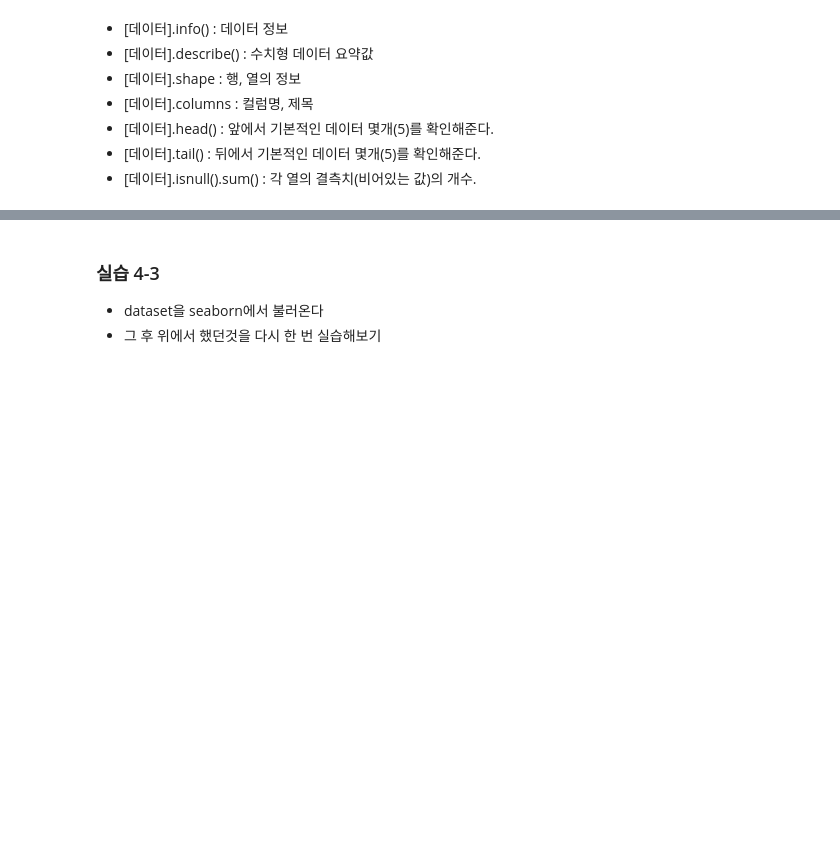
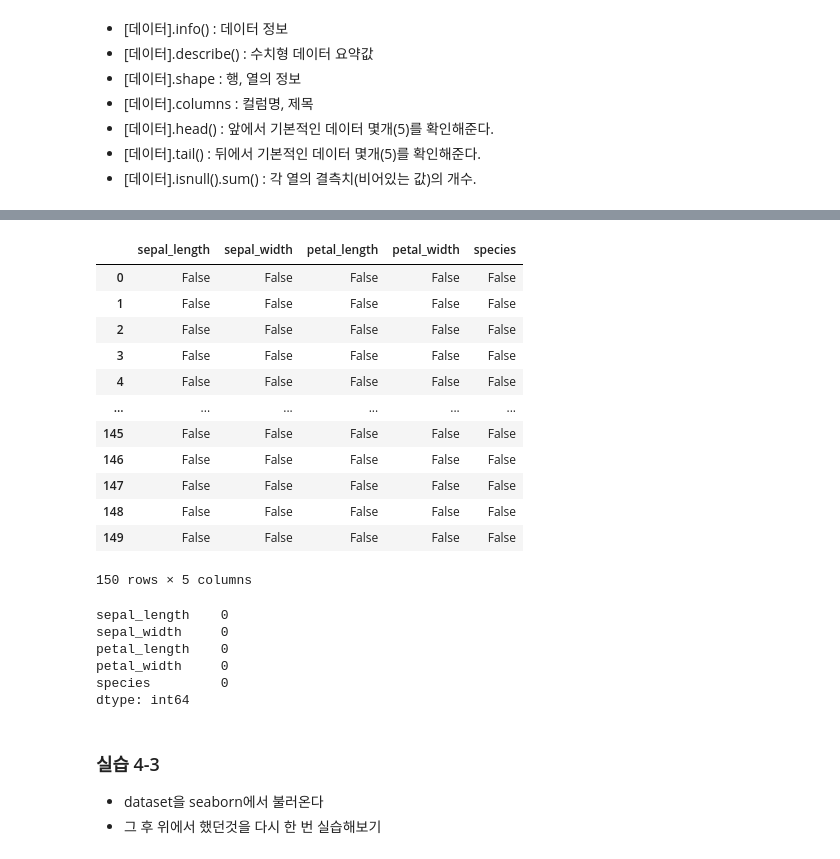
Before and after one commit to CPFrog/AI_innovation_Lecture, a Jupyter notebook: Day 09_201006/201006_Python_Library_Intro.ipynb, the cells around one changed output, grey strips where cells are left out. Saved outputs shown, nothing was run; the diff lists cells and outputs as text; code cells hidden in the pictures; blank space fills up the shorter version.

```diff
--- a/Day 09_201006/201006_Python_Library_Intro.ipynb
+++ b/Day 09_201006/201006_Python_Library_Intro.ipynb
@@ -72,7 +167,28 @@ tips.tail()
 # %%
-tips.isnull()
+t.isnull()
+# %% [output]
+|  | sepal_length | sepal_width | petal_length | petal_width | species |
+| 0 | False | False | False | False | False |
+| 1 | False | False | False | False | False |
+| 2 | False | False | False | False | False |
+| 3 | False | False | False | False | False |
+| 4 | False | False | False | False | False |
+| ... | ... | ... | ... | ... | ... |
+| 145 | False | False | False | False | False |
+| 146 | False | False | False | False | False |
+| 147 | False | False | False | False | False |
+| 148 | False | False | False | False | False |
+| 149 | False | False | False | False | False |
+150 rows × 5 columns
 # %%
-tips.isnull().sum()
+t.isnull().sum()
+# %% [output]
+sepal_length    0
+sepal_width     0
+petal_length    0
+petal_width     0
+species         0
+dtype: int64
 # %% [markdown]
 ### 실습 4-3
 * dataset을 seaborn에서 불러온다
```
Also changed, not shown: parts of 23 cells of this notebook, 1 other file.
